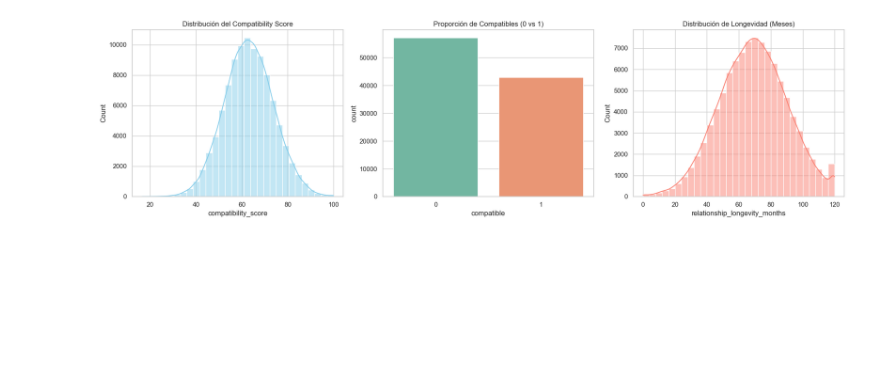
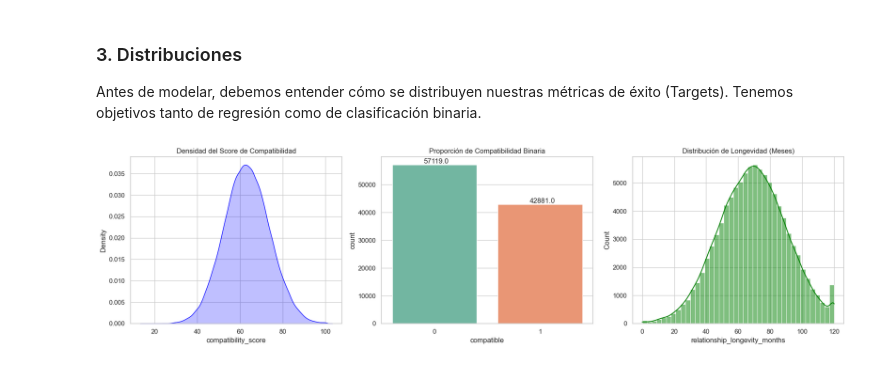
Before and after one commit to OscarDominguezOcana/DISIA-G5, a Jupyter notebook: [DISIA] - G5 - Hito 2.ipynb, the cells around one changed output. Saved outputs shown, nothing was run; the diff lists cells and outputs as text; code cells hidden in the pictures; blank space fills up the shorter version.

```diff
--- a/[DISIA] - G5 - Hito 2.ipynb
+++ b/[DISIA] - G5 - Hito 2.ipynb
@@ -3,13 +21,12 @@ import pandas as pd
 import numpy as np
 import matplotlib.pyplot as plt
 import seaborn as sns
+from sklearn.model_selection import train_test_split
+from sklearn.preprocessing import StandardScaler, OneHotEncoder
+from sklearn.compose import ColumnTransformer
 import warnings
+warnings.filterwarnings('ignore')
 
-
-warnings.filterwarnings('ignore')
-# Configuración visual para las gráficas
-sns.set_theme(style="whitegrid")
-
-# 1. Carga del Dataset
-df = pd.read_csv('cupid_algorithm_dataset.csv')
-df.head(20)
+# Configuración estética global
+sns.set_theme(style="whitegrid", palette="muted")
+plt.rcParams.update({'figure.max_open_warning': 0})
@@ -76,20 +85,25 @@ Series([], dtype: int64)
+# %% [markdown]
+### 3. Distribuciones
+
+Antes de modelar, debemos entender cómo se distribuyen nuestras métricas de éxito (Targets). Tenemos objetivos tanto de regresión como de clasificación binaria.
 # %%
-# 3. Análisis Univariable (Variables Objetivo)
 fig, axes = plt.subplots(1, 3, figsize=(18, 5))
 
-# Distribución de la puntuación de compatibilidad (Regresión)
-sns.histplot(df['compatibility_score'], bins=30, kde=True, ax=axes[0], color='skyblue')
-axes[0].set_title('Distribución del Compatibility Score')
+# 1. Distribución del Score
+sns.kdeplot(df['compatibility_score'], fill=True, ax=axes[0], color="blue")
+axes[0].set_title('Densidad del Score de Compatibilidad')
 
-# Conteo de la etiqueta binaria de compatibilidad (Clasificación)
-sns.countplot(x='compatible', data=df, ax=axes[1], palette='Set2')
-axes[1].set_title('Proporción de Compatibles (0 vs 1)')
+# 2. Balance de Clases
+sns.countplot(x='compatible', data=df, ax=axes[1], palette="Set2")
+axes[1].set_title('Proporción de Compatibilidad Binaria')
+for p in axes[1].patches:
+    axes[1].annotate(f'{p.get_height()}', (p.get_x() + 0.3, p.get_height() + 500))
 
-# Distribución de la longevidad de la relación en meses
-sns.histplot(df['relationship_longevity_months'], bins=30, kde=True, ax=axes[2], color='salmon')
+# 3. Distribución de Longevidad
+sns.histplot(df['relationship_longevity_months'], bins=40, kde=True, ax=axes[2], color="green")
 axes[2].set_title('Distribución de Longevidad (Meses)')
 
 plt.tight_layout()
 plt.show()
 # %% [output]
-[figure, old version]
+[figure, new version]
```
Also changed, not shown: parts of 23 cells of this notebook.
